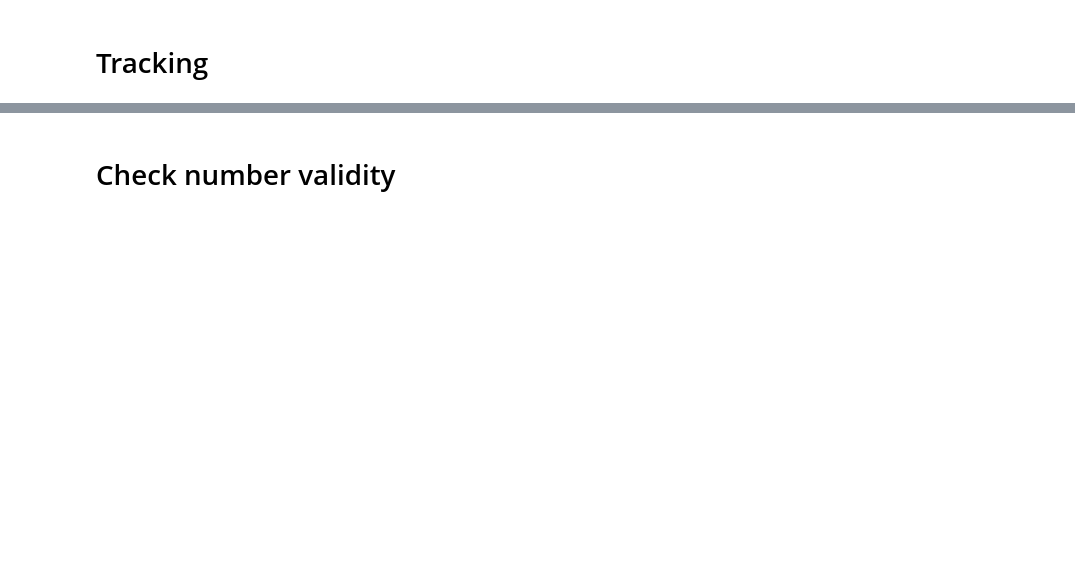
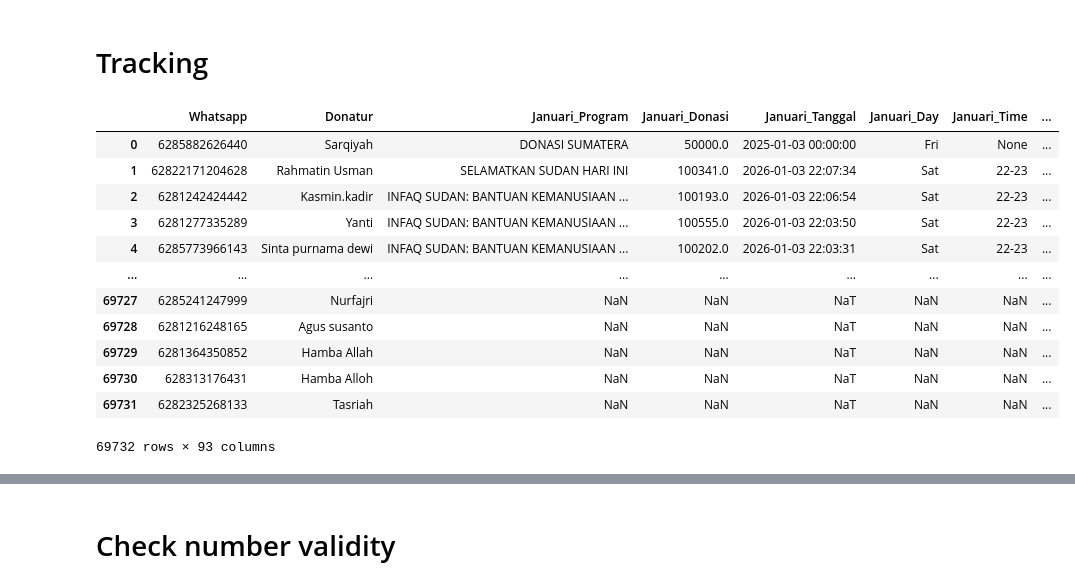
Before and after one commit to frqwuzhere/data_processing_with_python, a Jupyter notebook: untuk_cs/Tracking_Data/tracking copy.ipynb, the cells around one changed output, grey strips where cells are left out. Drawn from its saved outputs; the diff is of its cells as text; code cells hidden in the pictures; blank space fills up the shorter version.

```diff
--- a/untuk_cs/Tracking_Data/tracking copy.ipynb
+++ b/untuk_cs/Tracking_Data/tracking copy.ipynb
@@ -484,6 +488,14 @@ rekap_himpunan['Total'] = rekap_himpunan['Total'].fillna(rekap_himpunan[' Total'
 # cs_erni = "1vvRzfvm64b5yNLzt_4FKO2XpJp25vV66s8tbr3F3InE"
 # cs_agil = "1lSffBtyrLEa5qkoqzVdHxYCSqprpzM6EV4sGmIp0aC0"
 # cs_oliv = "1X9Sv4LbRHLFv5LLzKhPxlRHWUB_vA6byxdoWUNFE1Gw"
+# cs_rosy = "1LcUK12KjmhtdyJUGAI-H042a5j9E72ygq0y62mOBB20"
+# cs_afiqa = "1cvNtUmpMYosHN_8v5YgcVaALwfj2mbcaiTPoJ-sl5Vg"
+# cs_afrida = "1YM8yyKBEDZgljEqivdO-6X2C1S-Sj4TjUJgZIThmL_Y"
+# cs_annisa = "16gTATflTcMEemIwNkpxQkehAzsQy-Xe-rfl3xRjU07A"
+# cs_ika = "1mfsclvlZsC4Vy3UFkNQQBGXOcFAdwsrFu5xwsIio2Vg"
+# cs_naufal = "1Fr8RWWtD210Mtb6Z3yykV8qvLTwPazZbd0BBKxzCkbc"
+# cs_zhiva = "1BGLbwBVfthAIpW8p5qe4YOeOxlzI3eQx5wYDLEnxhFg"
+# cs_ari = "1D964ISq3fYuBNXHpy_kah-ZI8IK-5xS9zuk3P4qFsqs"
 
 
 # rekap himpunan
@@ -572,7 +584,7 @@ rekap_himpunan['Date'] = rekap_himpunan['Date'].fillna(rekap_himpunan['Date Blas
 rekap_himpunan['Date'] = rekap_himpunan["Date"] = pd.to_datetime(rekap_himpunan["Date"], format="%m/%d/%Y")
 rekap_himpunan = rekap_himpunan[rekap_himpunan['Whatsapp'] != ""]
 
-rekap_himpunan = rekap_himpunan[['Donatur','Whatsapp','Payment Account','Date','Total']]
+rekap_himpunan = rekap_himpunan[['Donatur','Whatsapp','Payment Account','Date','Total', "Program"]]
 # %%
 # CTWA
 folder_path = '../data_blast/rekap_himpunan/old/Oktober'
@@ -685,7 +697,10 @@ data_web_himpunan["Bulan_Nama"] = data_web_himpunan["Date"].dt.strftime('%B')
 first_donation_success = data_web_himpunan[data_web_himpunan['Payment Status'] == "Success"]
 
 # Bulan pertama donasi
-first_donation = first_donation_success.groupby("Whatsapp")["Date"].min().reset_index()
+first_donation = first_donation_success.groupby("Whatsapp").agg(
+    Date=("Date", "min"),
+    Tanggal_terakhir_donasi=("Date", "max"),
+).reset_index()
 # %%
 first_donation["Bulan_Pertama"] = first_donation["Date"].dt.month
 first_donation["Tahun_Pertama"] = first_donation["Date"].dt.year
@@ -925,6 +922,22 @@ output_test['klasifikasi_program'] = np.where(
         )
     )
 )
+# %%
+output_test
+# %% [output]
+|  | Whatsapp | Donatur | Januari_Program | Januari_Donasi | Januari_Tanggal | Januari_Day | Januari_Time | ... |
+| 0 | 6285882626440 | Sarqiyah | DONASI SUMATERA | 50000.0 | 2025-01-03 00:00:00 | Fri | None | ... |
+| 1 | 62822171204628 | Rahmatin Usman | SELAMATKAN SUDAN HARI INI | 100341.0 | 2026-01-03 22:07:34 | Sat | 22-23 | ... |
+| 2 | 6281242424442 | Kasmin.kadir | INFAQ SUDAN: BANTUAN KEMANUSIAAN ... | 100193.0 | 2026-01-03 22:06:54 | Sat | 22-23 | ... |
+| 3 | 6281277335289 | Yanti | INFAQ SUDAN: BANTUAN KEMANUSIAAN ... | 100555.0 | 2026-01-03 22:03:50 | Sat | 22-23 | ... |
+| 4 | 6285773966143 | Sinta purnama dewi | INFAQ SUDAN: BANTUAN KEMANUSIAAN ... | 100202.0 | 2026-01-03 22:03:31 | Sat | 22-23 | ... |
+| ... | ... | ... | ... | ... | ... | ... | ... | ... |
+| 69727 | 6285241247999 | Nurfajri | NaN | NaN | NaT | NaN | NaN | ... |
+| 69728 | 6281216248165 | Agus susanto | NaN | NaN | NaT | NaN | NaN | ... |
+| 69729 | 6281364350852 | Hamba Allah | NaN | NaN | NaT | NaN | NaN | ... |
+| 69730 | 628313176431 | Hamba Alloh | NaN | NaN | NaT | NaN | NaN | ... |
+| 69731 | 6282325268133 | Tasriah | NaN | NaN | NaT | NaN | NaN | ... |
+69732 rows × 93 columns
 # %%
 # Tambahkan kolom 'Kategori' berdasarkan nilai 'Frekuensi'
 output_test['Kategori'] = output_test['Frekuensi'].apply(
```
Also changed, not shown: parts of 24 cells of this notebook, 36 other files.
